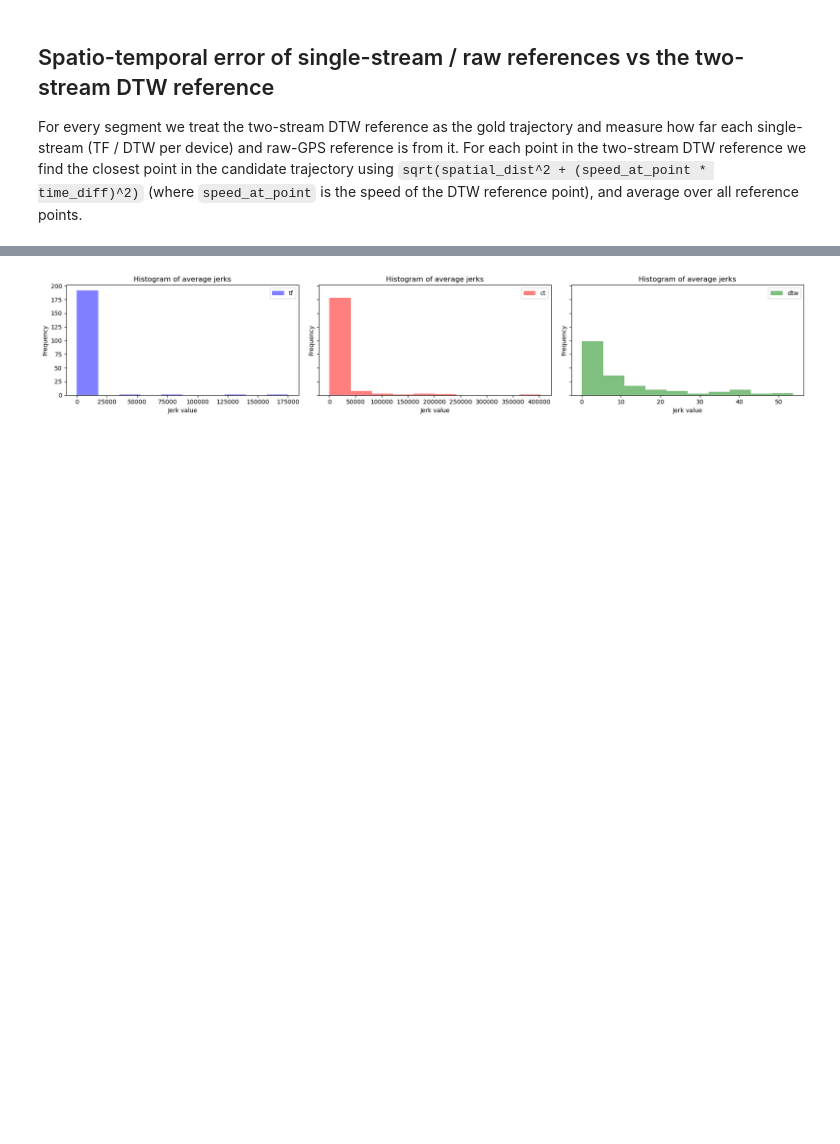
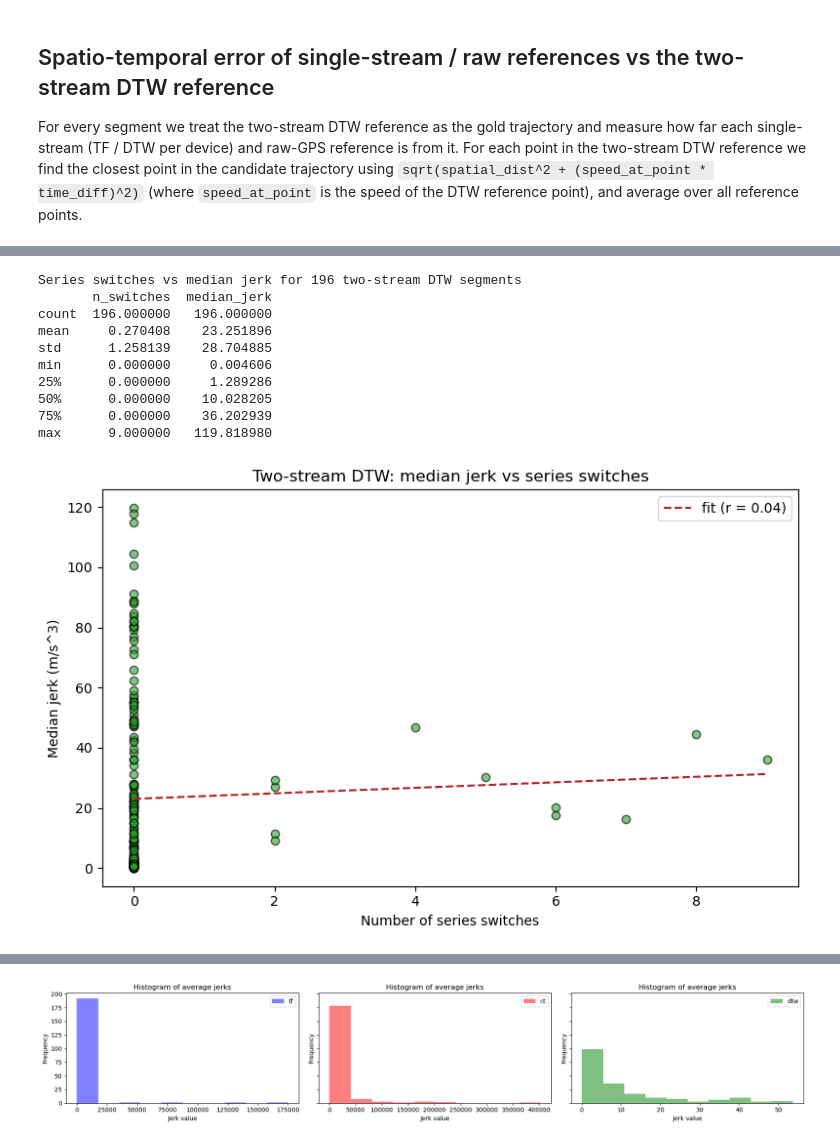
Before and after one commit to KG2468/mobilitynet-analysis-scripts, a Jupyter notebook: trajectory_evaluation_spatio_temporal_all.ipynb, the cells around one changed output, grey strips where cells are left out. Drawn from its saved outputs; the diff is of its cells as text; code cells hidden in the pictures; blank space fills up the shorter version.

```diff
--- a/trajectory_evaluation_spatio_temporal_all.ipynb
+++ b/trajectory_evaluation_spatio_temporal_all.ipynb
@@ -569,0 +880,60 @@ print(st_vs_dtw_df[CANDIDATE_VARIANTS].mean())
+# %%
+# ---- Series switches vs median jerk (two-stream DTW reference) ------------------
+# The two-stream DTW reference_df carries a `timeseries_id` field
+# (0 = both streams, 1 = android-only, 2 = ios-only). Each change in that value
+# between consecutive points is a "series switch". We compare the number of
+# switches in a segment to that segment's median jerk to see whether switching
+# introduces temporal roughness.
+switch_rows = []
+dtw_tree = ref_trees["dtw"]
+for timeline in dtw_tree:
+    for segment, entry in dtw_tree[timeline].items():
+        ref_df = entry.get("reference_df")
+        stats = entry.get("reference_stats")
+        if ref_df is None or stats is None or "timeseries_id" not in ref_df.columns:
+            continue
+        ids = ref_df.sort_values("ts")["timeseries_id"].to_numpy()
+        n_switches = int((ids[1:] != ids[:-1]).sum()) if len(ids) > 1 else 0
+        switch_rows.append({
+            "timeline": timeline,
+            "segment": segment,
+            "n_switches": n_switches,
+            "median_jerk": stats.get("median_jerk", np.nan),
+        })
+
+switch_df = pd.DataFrame(switch_rows)
+print("Series switches vs median jerk for %d two-stream DTW segments" % len(switch_df))
+print(switch_df[["n_switches", "median_jerk"]].describe())
+
+finite = switch_df[np.isfinite(switch_df.median_jerk)]
+n_inf = int(np.isinf(switch_df.median_jerk).sum())
+
+fig, ax = plt.subplots(figsize=(8, 5))
+ax.scatter(finite.n_switches, finite.median_jerk, alpha=0.6, color="#2ca02c", edgecolor="k")
+if len(finite) > 1 and finite.n_switches.nunique() > 1:
+    corr = finite.n_switches.corr(finite.median_jerk)
+    m, b = np.polyfit(finite.n_switches, finite.median_jerk, 1)
+    xs = np.array([finite.n_switches.min(), finite.n_switches.max()])
+    ax.plot(xs, m * xs + b, "--", color="firebrick", label="fit (r = %.2f)" % corr)
+    ax.legend()
+ax.set_xlabel("Number of series switches")
+ax.set_ylabel("Median jerk (m/s^3)")
+ax.set_title("Two-stream DTW: median jerk vs series switches")
+if n_inf:
+    ax.text(0.99, 0.99, "%d segments with infinite jerk omitted" % n_inf,
+            transform=ax.transAxes, ha="right", va="top", fontsize=8, color="firebrick")
+plt.tight_layout()
+plt.savefig('../Multi_modal_spatio_temporal_reference_trajectory_creation_and_evaluation/plots/dtw_series_switches_vs_jerk.png', bbox_inches='tight')
+plt.show()
+# %% [output]
+Series switches vs median jerk for 196 two-stream DTW segments
+       n_switches  median_jerk
+count  196.000000   196.000000
+mean     0.270408    23.251896
+std      1.258139    28.704885
+min      0.000000     0.004606
+25%      0.000000     1.289286
+50%      0.000000    10.028205
+75%      0.000000    36.202939
+max      9.000000   119.818980
+[figure, added]
```
Also changed, not shown: parts of 9 cells of this notebook, 3 other files.
